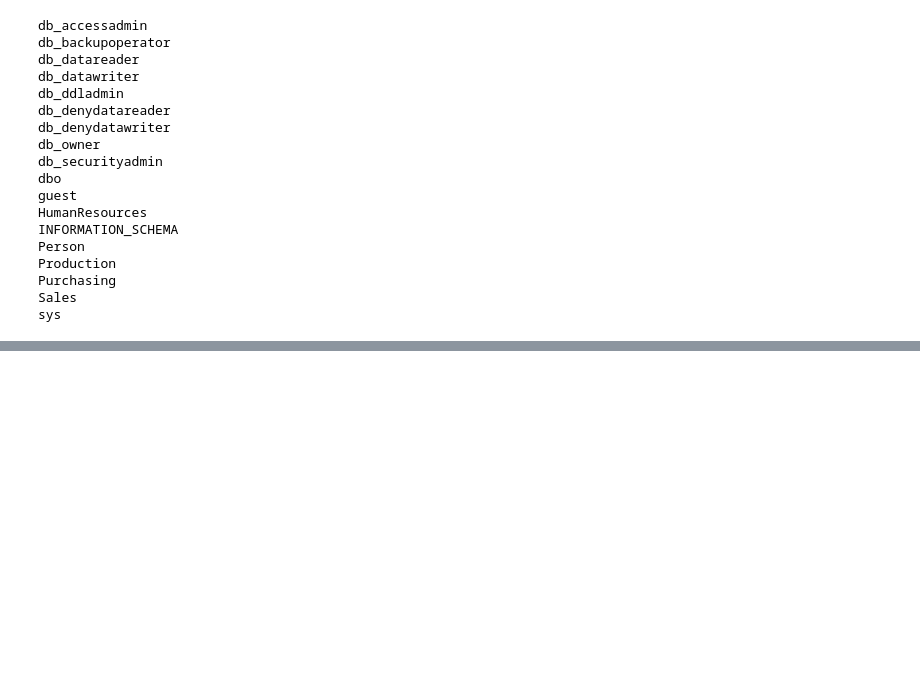
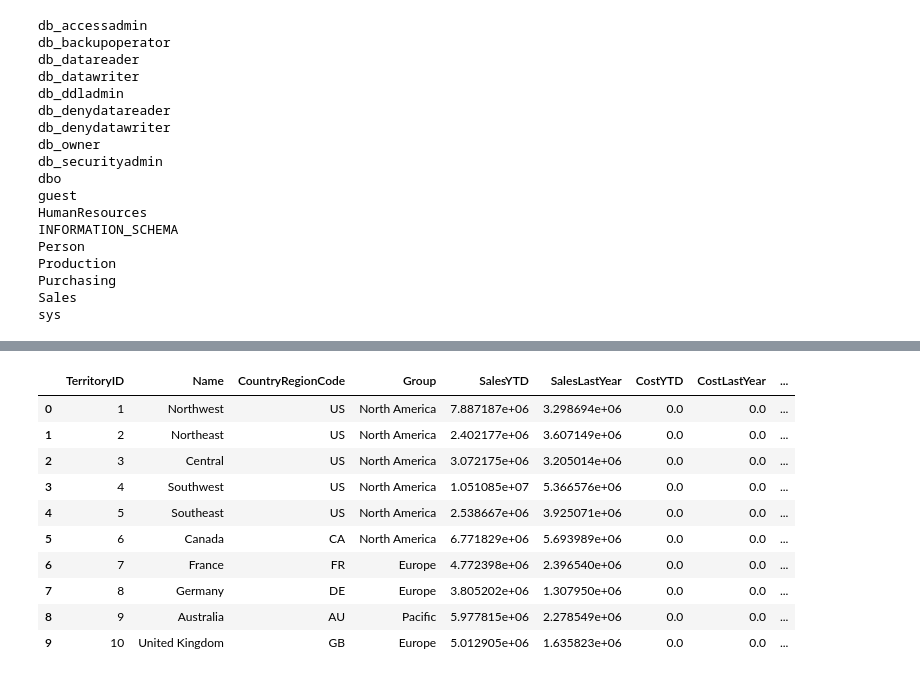
Before and after one commit to abdela-abdela/Kunskapskontroll_ds24_sql, a Jupyter notebook: kunskapskontroll_ds24_sql.ipynb, the cells around one changed output, grey strips where cells are left out. Cells and saved outputs as stored; diff of their text form; code cells hidden in the pictures; blank space fills up the shorter version.

```diff
--- a/kunskapskontroll_ds24_sql.ipynb
+++ b/kunskapskontroll_ds24_sql.ipynb
@@ -341,0 +116,15 @@ The trend is not statistically significant at the 5.0% significance level.
+# %%
+df = pd.read_sql("SELECT * from Sales.SalesTerritory", con=connection)
+df.head(10)
+# %% [output]
+|  | TerritoryID | Name | CountryRegionCode | Group | SalesYTD | SalesLastYear | CostYTD | CostLastYear | ... |
+| 0 | 1 | Northwest | US | North America | 7.887187e+06 | 3.298694e+06 | 0.0 | 0.0 | ... |
+| 1 | 2 | Northeast | US | North America | 2.402177e+06 | 3.607149e+06 | 0.0 | 0.0 | ... |
+| 2 | 3 | Central | US | North America | 3.072175e+06 | 3.205014e+06 | 0.0 | 0.0 | ... |
+| 3 | 4 | Southwest | US | North America | 1.051085e+07 | 5.366576e+06 | 0.0 | 0.0 | ... |
+| 4 | 5 | Southeast | US | North America | 2.538667e+06 | 3.925071e+06 | 0.0 | 0.0 | ... |
+| 5 | 6 | Canada | CA | North America | 6.771829e+06 | 5.693989e+06 | 0.0 | 0.0 | ... |
+| 6 | 7 | France | FR | Europe | 4.772398e+06 | 2.396540e+06 | 0.0 | 0.0 | ... |
+| 7 | 8 | Germany | DE | Europe | 3.805202e+06 | 1.307950e+06 | 0.0 | 0.0 | ... |
+| 8 | 9 | Australia | AU | Pacific | 5.977815e+06 | 2.278549e+06 | 0.0 | 0.0 | ... |
+| 9 | 10 | United Kingdom | GB | Europe | 5.012905e+06 | 1.635823e+06 | 0.0 | 0.0 | ... |
```
Also changed, not shown: parts of 56 cells of this notebook.
